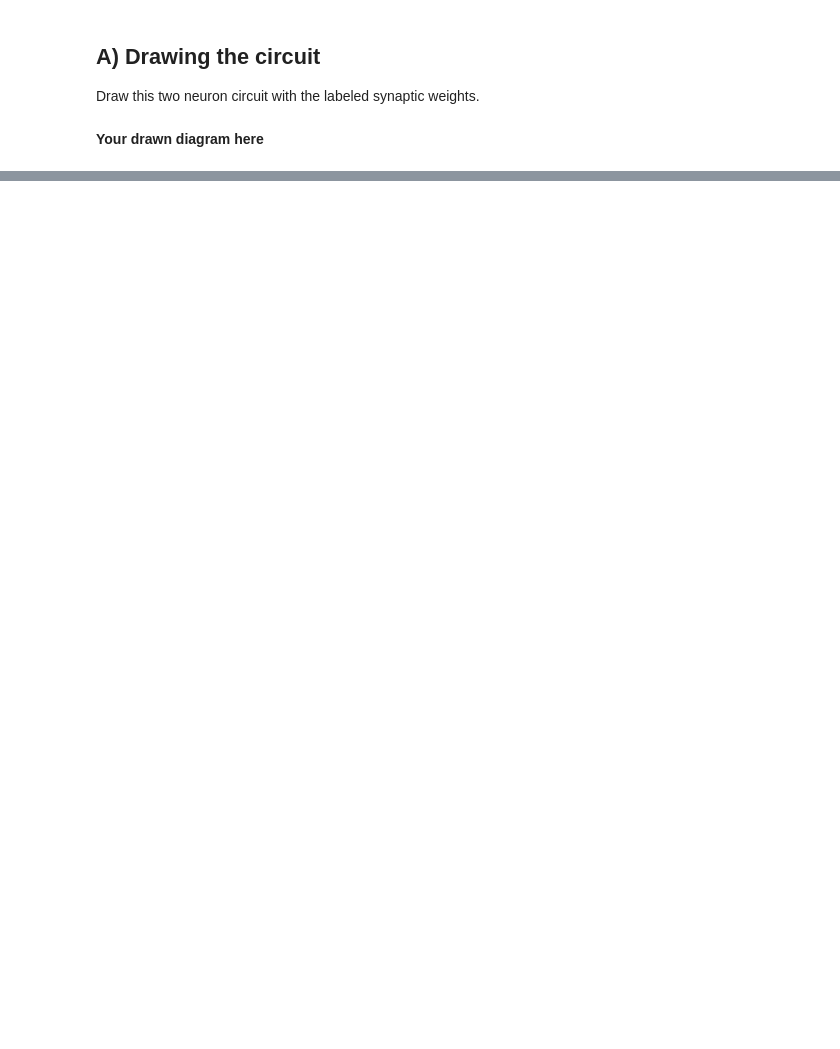
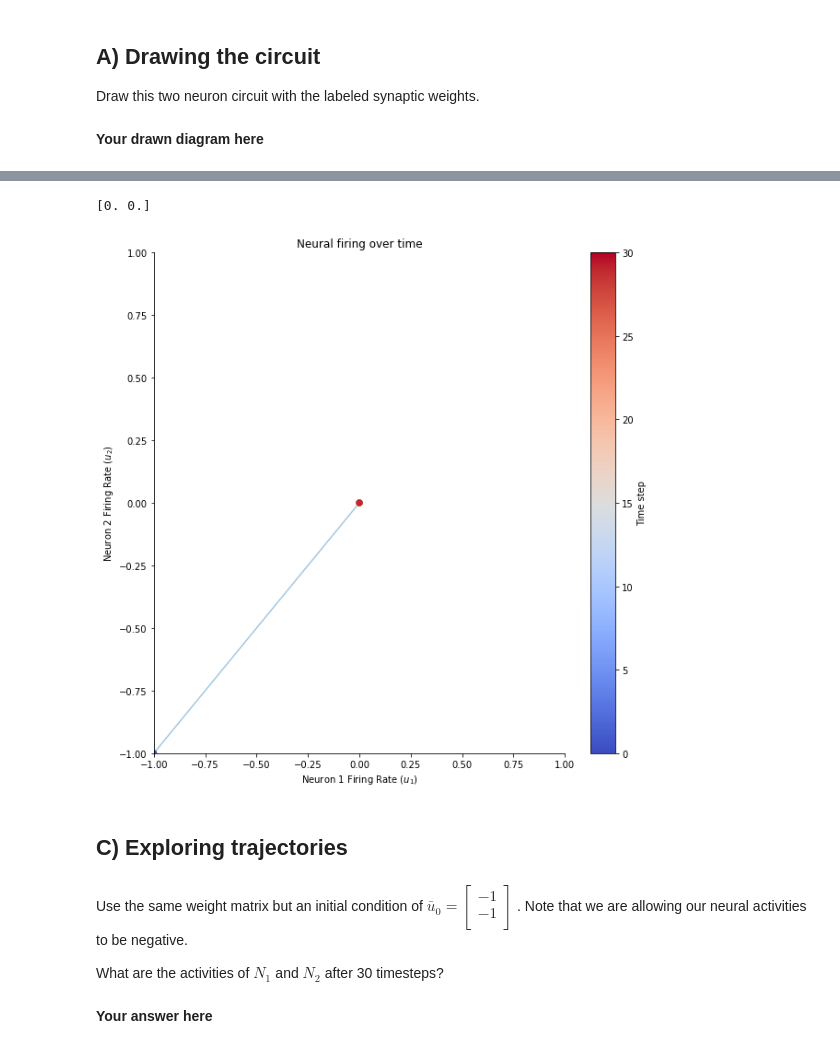
Before and after one commit to ebatty/MathToolsforNeuroscience, a Jupyter notebook: Week3/Week3Tutorial1.ipynb, the cells around one changed output, grey strips where cells are left out. Drawn from its saved outputs; the diff is of its cells as text; code cells hidden in the pictures; blank space fills up the shorter version.

```diff
--- a/Week3/Week3Tutorial1.ipynb
+++ b/Week3/Week3Tutorial1.ipynb
@@ -345,9 +248,0 @@ Use the animation below to answer i-iii by changing the initial condition.
-# %%
-u0 = ...
-
-W = np.array([[1, .2], [.1, 1]])
-T = 25
-
-u = circuit_implementation(W, u0, T)
-ani, eigvals, eigvecs = animate_circuit_responses(u, W, xlim=[-15, 15], ylim=[-15, 15])
-ani
@@ -371,0 +261,52 @@ iii) Can you design an initial condition so that the system converges to the ori
+# %%
+def circuit_implementation(W, u0, T):
+  """ Simulate the responses of N neurons over time given their connections
+
+  Args:
+    W (ndarray): weight matrix of synaptic connections, should be N x N
+    u0 (ndarray): initial condition or input vector, should be N,
+    T (scalar): number of time steps to run simulation for
+
+  Returns:
+    u (ndarray): the neural responses over time, should be N x T
+
+  """
+
+  # Compute the number of neurons
+  N = W.shape[0]
+
+  # Initialize empty response array and initial condition
+  u = np.zeros((N, T))
+  u[:, 0]  = u0
+
+  # Loop over time steps and compute u(t+1), store in correct column of u
+  ... # your code here!
+
+  return u
+
+
+# Define W, u0, T
+W = np.array([[1, .2], [.1, 1]])
+u0 = np.array([-1, -1])
+T = 30
+
+u = circuit_implementation(W, u0, T)
+
+print(u[:, -1])
+
+# Visualize neural activities
+plot_circuit_responses(u, W)
+# %% [output]
+[0. 0.]
+[figure, added]
+# %% [markdown]
+## C) Exploring trajectories
+# %% [markdown]
+Use the same weight matrix but an initial condition of $\bar{u}_0 = \begin{bmatrix}
+-1 \\
+-1  \\
+\end{bmatrix}$. Note that we are allowing our neural activities to be negative.
+
+What are the activities of $N_1$ and $N_2$ after 30 timesteps?
+# %% [markdown]
+**Your answer here**
```
Also changed, not shown: parts of 56 cells of this notebook.
